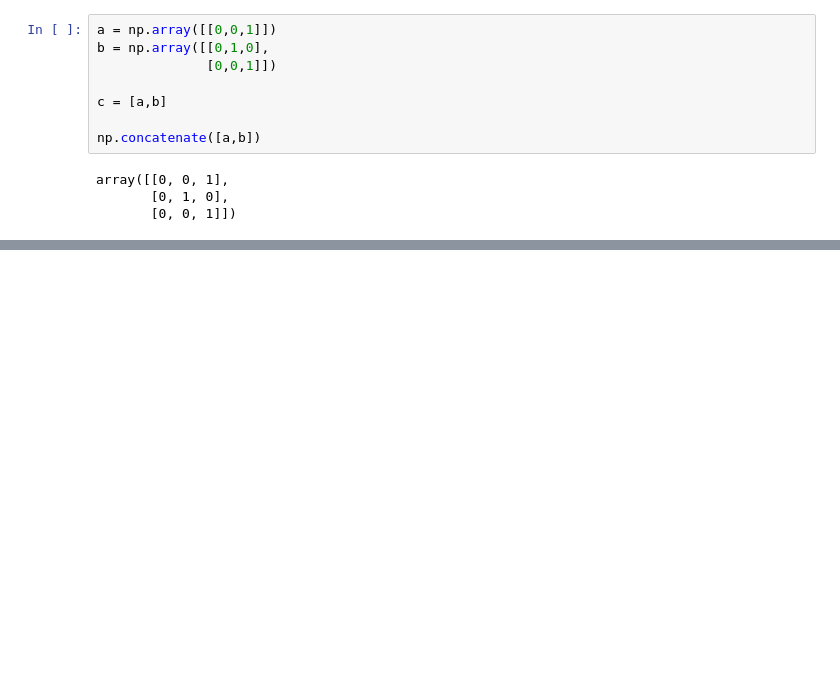
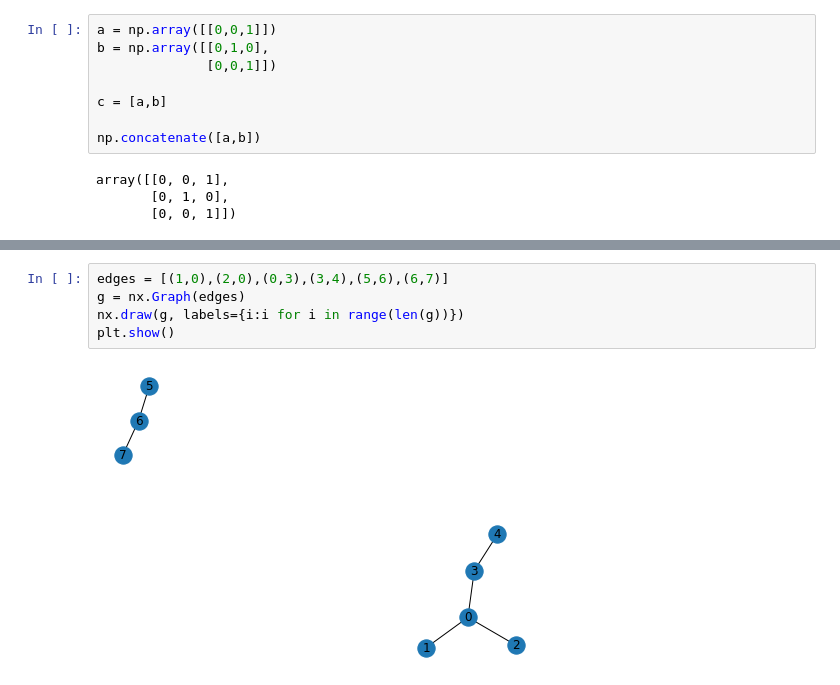
Before and after one commit to ntampellini/TSCoDe, a Jupyter notebook: Obsolete (backup purposes)/numpy_tests.ipynb, the cells around one changed output, grey strips where cells are left out. Saved outputs shown, nothing was run; the diff lists cells and outputs as text; blank space fills up the shorter version.

```diff
--- a/Obsolete (backup purposes)/numpy_tests.ipynb
+++ b/Obsolete (backup purposes)/numpy_tests.ipynb
@@ -131,0 +449,7 @@ array([[0, 0, 1],
+# %%
+edges = [(1,0),(2,0),(0,3),(3,4),(5,6),(6,7)]
+g = nx.Graph(edges)
+nx.draw(g, labels={i:i for i in range(len(g))})
+plt.show()
+# %% [output]
+[figure, added]
```
Also changed, not shown: parts of 16 cells of this notebook, 56 other files.
